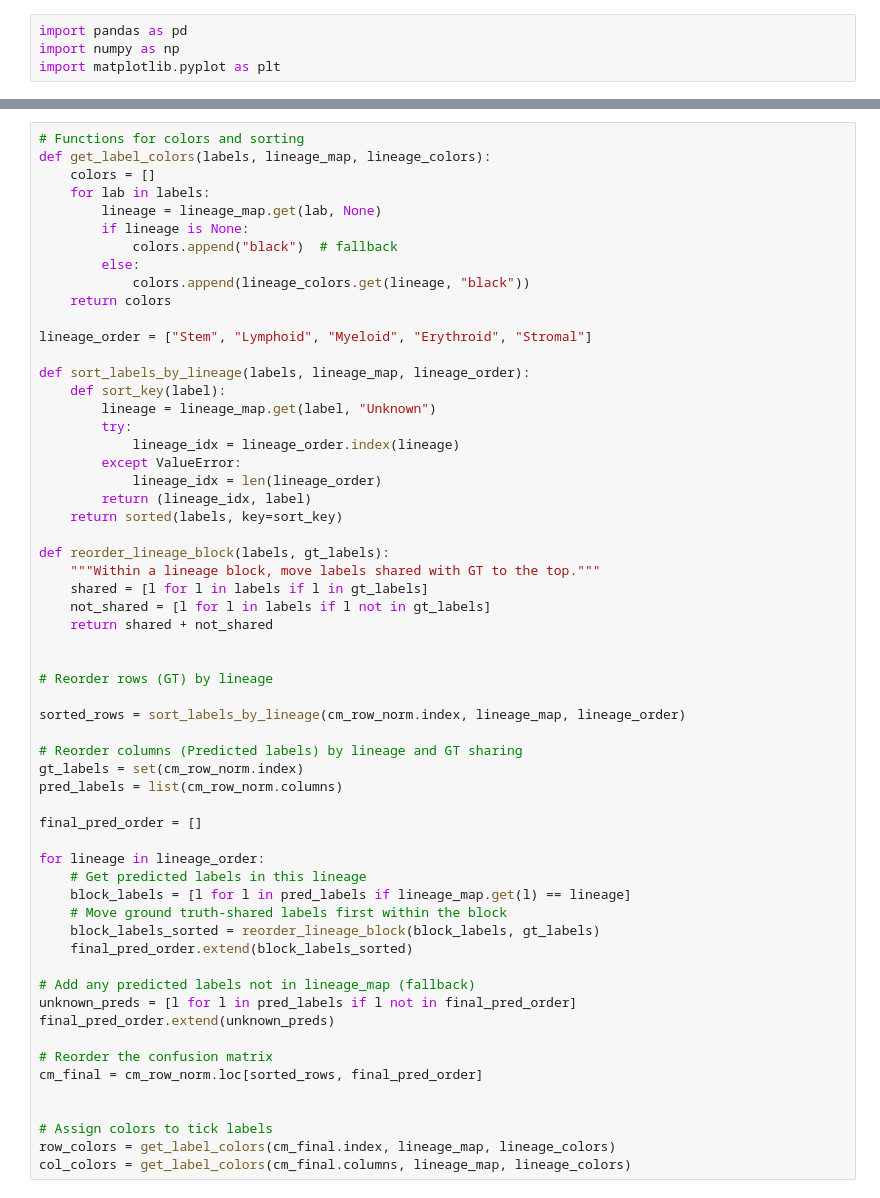
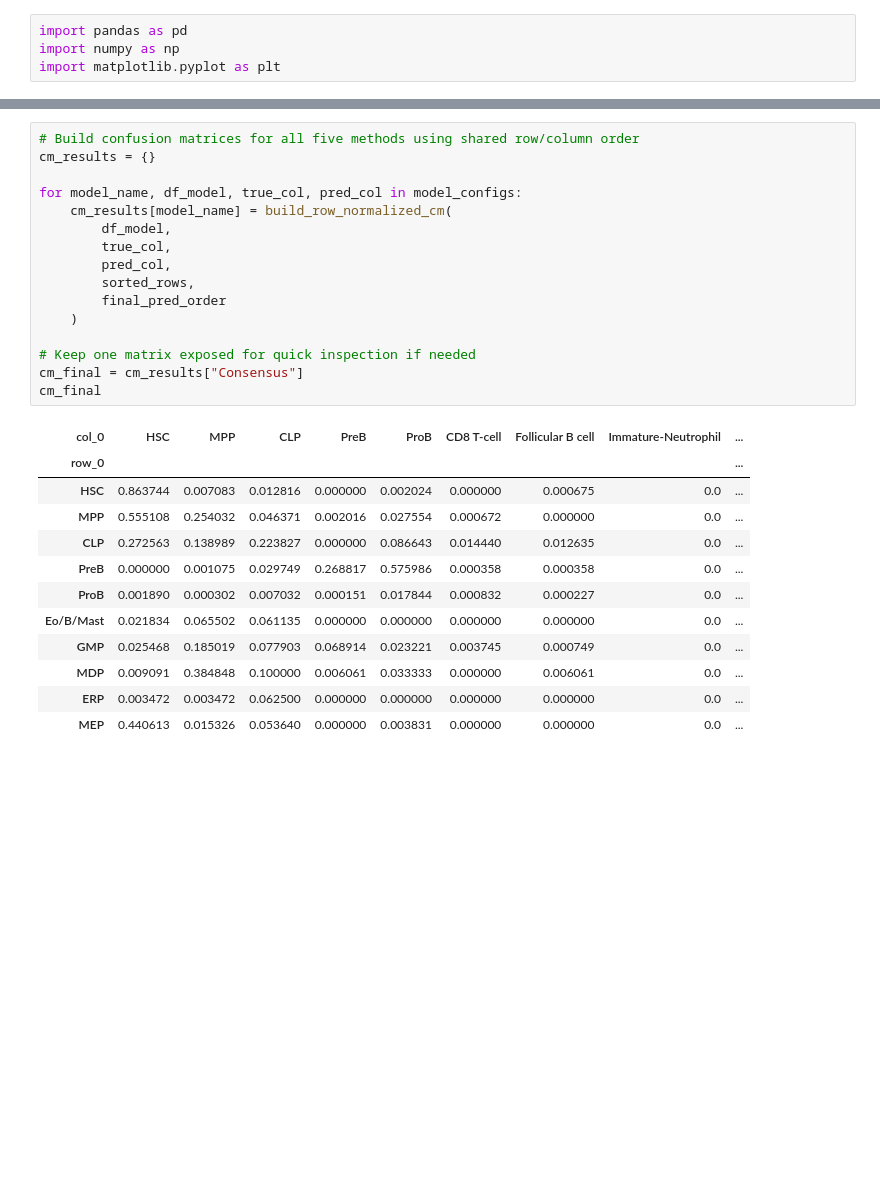
Before and after one commit to dasotortiz/LLM_project, a Jupyter notebook: Additional_visualization/confussion_matrix.ipynb, the cells around one changed output, grey strips where cells are left out. Drawn from its saved outputs; the diff is of its cells as text; blank space fills up the shorter version.

```diff
--- a/Additional_visualization/confussion_matrix.ipynb
+++ b/Additional_visualization/confussion_matrix.ipynb
@@ -76,59 +134,29 @@ lineage_colors = {
 # %%
-# Functions for colors and sorting
-def get_label_colors(labels, lineage_map, lineage_colors):
-    colors = []
-    for lab in labels:
-        lineage = lineage_map.get(lab, None)
-        if lineage is None:
-            colors.append("black")  # fallback
-        else:
-            colors.append(lineage_colors.get(lineage, "black"))
-    return colors
+# Build confusion matrices for all five methods using shared row/column order
+cm_results = {}
 
-lineage_order = ["Stem", "Lymphoid", "Myeloid", "Erythroid", "Stromal"]
+for model_name, df_model, true_col, pred_col in model_configs:
+    cm_results[model_name] = build_row_normalized_cm(
+        df_model,
+        true_col,
+        pred_col,
+        sorted_rows,
+        final_pred_order
+    )
 
-def sort_labels_by_lineage(labels, lineage_map, lineage_order):
-    def sort_key(label):
-        lineage = lineage_map.get(label, "Unknown")
-        try:
-            lineage_idx = lineage_order.index(lineage)
-        except ValueError:
-            lineage_idx = len(lineage_order)
-        return (lineage_idx, label)
-    return sorted(labels, key=sort_key)
-
-def reorder_lineage_block(labels, gt_labels):
-    """Within a lineage block, move labels shared with GT to the top."""
-    shared = [l for l in labels if l in gt_labels]
-    not_shared = [l for l in labels if l not in gt_labels]
-    return shared + not_shared
-
-
-# Reorder rows (GT) by lineage
-
-sorted_rows = sort_labels_by_lineage(cm_row_norm.index, lineage_map, lineage_order)
-
-# Reorder columns (Predicted labels) by lineage and GT sharing
-gt_labels = set(cm_row_norm.index)
-pred_labels = list(cm_row_norm.columns)
-
-final_pred_order = []
-
-for lineage in lineage_order:
-    # Get predicted labels in this lineage
-    block_labels = [l for l in pred_labels if lineage_map.get(l) == lineage]
-    # Move ground truth-shared labels first within the block
-    block_labels_sorted = reorder_lineage_block(block_labels, gt_labels)
-    final_pred_order.extend(block_labels_sorted)
-
-# Add any predicted labels not in lineage_map (fallback)
-unknown_preds = [l for l in pred_labels if l not in final_pred_order]
-final_pred_order.extend(unknown_preds)
-
-# Reorder the confusion matrix
-cm_final = cm_row_norm.loc[sorted_rows, final_pred_order]
-
-
-# Assign colors to tick labels
-row_colors = get_label_colors(cm_final.index, lineage_map, lineage_colors)
-col_colors = get_label_colors(cm_final.columns, lineage_map, lineage_colors)
+# Keep one matrix exposed for quick inspection if needed
+cm_final = cm_results["Consensus"]
+cm_final
+# %% [output]
+| col_0 | HSC | MPP | CLP | PreB | ProB | CD8 T-cell | Follicular B cell | Immature-Neutrophil | ... |
+| row_0 |  |  |  |  |  |  |  |  | ... |
+| HSC | 0.863744 | 0.007083 | 0.012816 | 0.000000 | 0.002024 | 0.000000 | 0.000675 | 0.0 | ... |
+| MPP | 0.555108 | 0.254032 | 0.046371 | 0.002016 | 0.027554 | 0.000672 | 0.000000 | 0.0 | ... |
+| CLP | 0.272563 | 0.138989 | 0.223827 | 0.000000 | 0.086643 | 0.014440 | 0.012635 | 0.0 | ... |
+| PreB | 0.000000 | 0.001075 | 0.029749 | 0.268817 | 0.575986 | 0.000358 | 0.000358 | 0.0 | ... |
+| ProB | 0.001890 | 0.000302 | 0.007032 | 0.000151 | 0.017844 | 0.000832 | 0.000227 | 0.0 | ... |
+| Eo/B/Mast | 0.021834 | 0.065502 | 0.061135 | 0.000000 | 0.000000 | 0.000000 | 0.000000 | 0.0 | ... |
+| GMP | 0.025468 | 0.185019 | 0.077903 | 0.068914 | 0.023221 | 0.003745 | 0.000749 | 0.0 | ... |
+| MDP | 0.009091 | 0.384848 | 0.100000 | 0.006061 | 0.033333 | 0.000000 | 0.006061 | 0.0 | ... |
+| ERP | 0.003472 | 0.003472 | 0.062500 | 0.000000 | 0.000000 | 0.000000 | 0.000000 | 0.0 | ... |
+| MEP | 0.440613 | 0.015326 | 0.053640 | 0.000000 | 0.003831 | 0.000000 | 0.000000 | 0.0 | ... |
```
Also changed, not shown: parts of 7 cells of this notebook, 9 other files.
